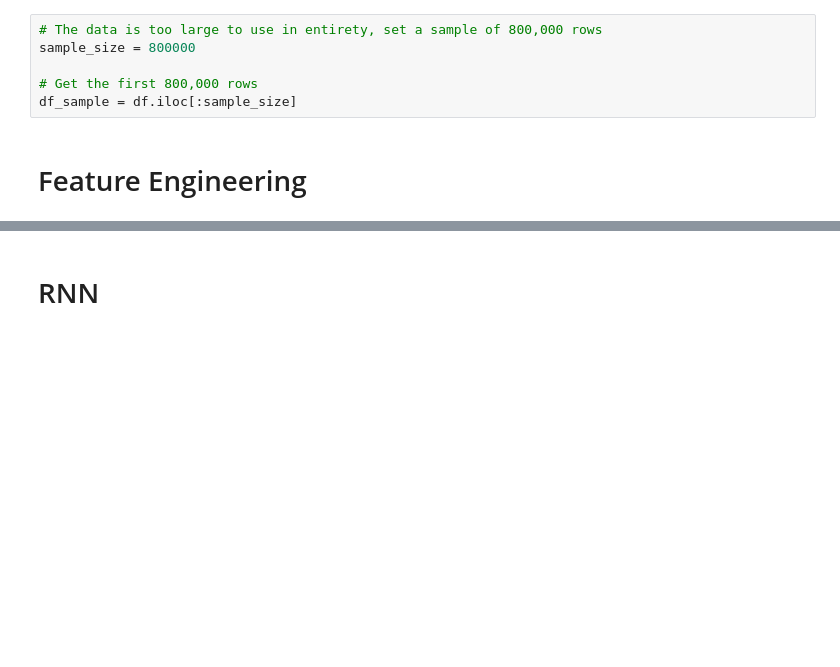
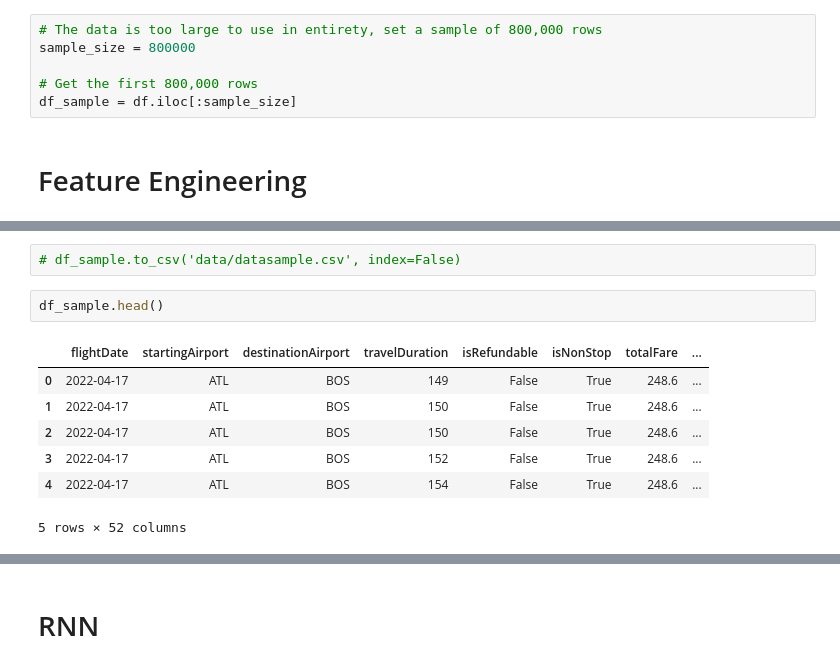
Before and after one commit to bhstoller/AirFareCast, a Jupyter notebook: rnn_lstm.ipynb, the cells around one changed output, grey strips where cells are left out. Cells and saved outputs as stored; diff of their text form; blank space fills up the shorter version.

```diff
--- a/rnn_lstm.ipynb
+++ b/rnn_lstm.ipynb
@@ -75,0 +76,12 @@ memory usage: 71.7 MB
+# %%
+# df_sample.to_csv('data/datasample.csv', index=False)
+# %%
+df_sample.head()
+# %% [output]
+|  | flightDate | startingAirport | destinationAirport | travelDuration | isRefundable | isNonStop | totalFare | ... |
+| 0 | 2022-04-17 | ATL | BOS | 149 | False | True | 248.6 | ... |
+| 1 | 2022-04-17 | ATL | BOS | 150 | False | True | 248.6 | ... |
+| 2 | 2022-04-17 | ATL | BOS | 150 | False | True | 248.6 | ... |
+| 3 | 2022-04-17 | ATL | BOS | 152 | False | True | 248.6 | ... |
+| 4 | 2022-04-17 | ATL | BOS | 154 | False | True | 248.6 | ... |
+5 rows × 52 columns
```
Also changed, not shown: parts of 25 cells of this notebook, 2 other files.
